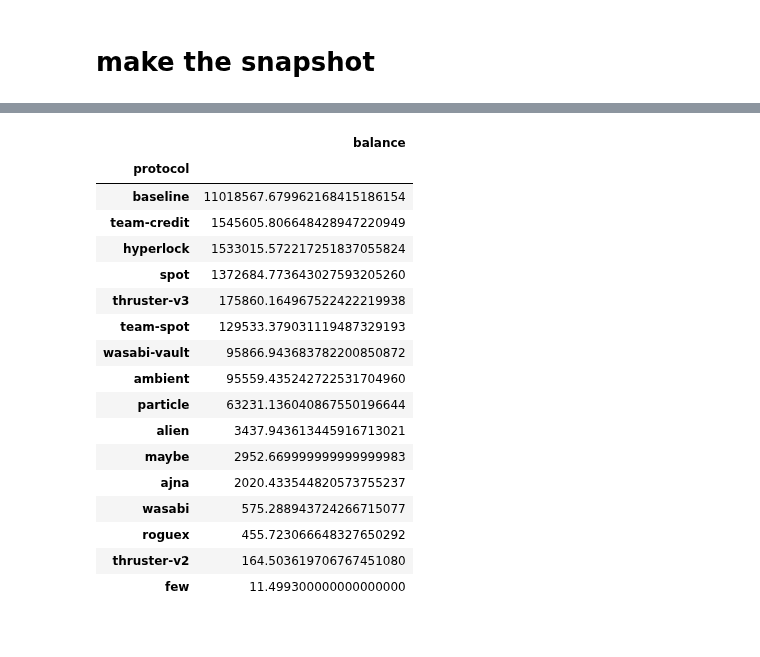
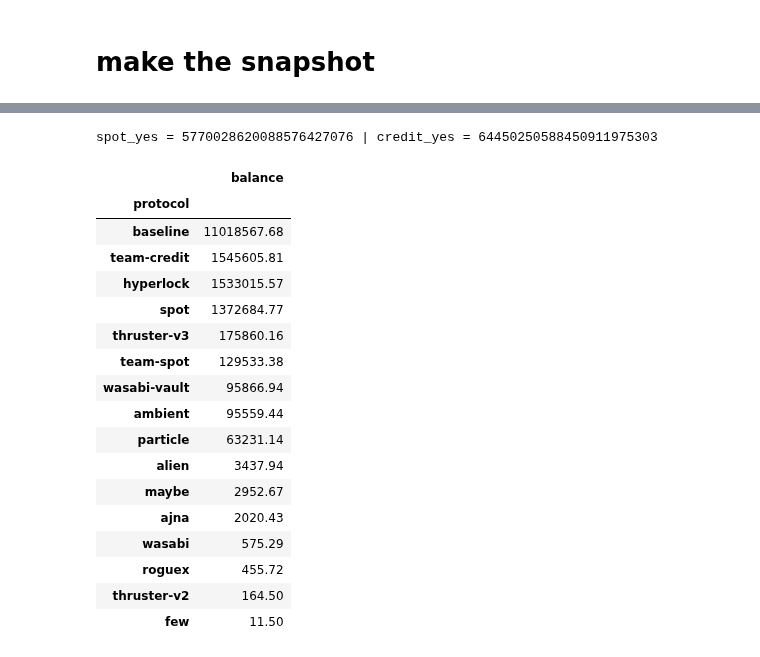
Before and after one commit to banteg/baseline-snapshot, a Jupyter notebook: baseline-snapshot.ipynb, the cells around one changed output, grey strips where cells are left out. Cells and saved outputs as stored; diff of their text form; code cells hidden in the pictures.

```diff
--- a/baseline-snapshot.ipynb
+++ b/baseline-snapshot.ipynb
@@ -664,12 +664,21 @@ def query_ambient(p: AmbientPos):
     ]
 
 
+def safe_query_ambient(p):
+    try:
+        return query_ambient(p)
+    except ContractLogicError:
+        print(f'failed to fetch ambient pos: {p}')
+
+    return []
+
+
 def is_ambient(a):
     return a in [str(ambient)]
 
 
 def unwrap_ambient(a):
-    balances = parallel(delayed(query_ambient)(p) for p in ambient_todo)
+    balances = parallel(delayed(safe_query_ambient)(p) for p in ambient_todo)
     balances = [x for x in concat(balances) if x.balance > 0]
     return balances
 
@@ -1168,29 +1180,34 @@ credit_yes = df[df['user'] == '0xd2FB4d5A11c1e63d910D2A9782d23e63fa369c84']['cre
 print(f"spot_yes = {spot_yes} | credit_yes = {credit_yes}")
 assert spot_yes   == 5770028620088576427076
 assert credit_yes == 64450250588450911975303
+# %% [output]
+spot_yes = 5770028620088576427076 | credit_yes = 64450250588450911975303
-# %%
-(
-    df[df["token"] == str(yes)]
-    .groupby("protocol")
-    .agg({"balance": "sum"})
-    .sort_values("balance", ascending=False)
-)
-# %% [output]
-|  | balance |
-| protocol |  |
-| baseline | 11018567.679962168415186154 |
-| team-credit | 1545605.806648428947220949 |
-| hyperlock | 1533015.572217251837055824 |
-| spot | 1372684.773643027593205260 |
-| thruster-v3 | 175860.164967522422219938 |
-| team-spot | 129533.379031119487329193 |
-| wasabi-vault | 95866.943683782200850872 |
-| ambient | 95559.435242722531704960 |
-| particle | 63231.136040867550196644 |
-| alien | 3437.943613445916713021 |
-| maybe | 2952.669999999999999983 |
-| ajna | 2020.433544820573755237 |
-| wasabi | 575.288943724266715077 |
-| roguex | 455.723066648327650292 |
-| thruster-v2 | 164.503619706767451080 |
-| few | 11.499300000000000000 |
+# %%
+df = pd.DataFrame(df_data)
+(
+    df[df["token"] == str(yes)]
+    .groupby("protocol")
+    .agg({"balance": "sum"})
+    .sort_values("balance", ascending=False)
+    .apply({'balance': lambda x: x/1e18})
+    .style.format(precision=2)
+)
+# %% [output]
+|  | balance |
+| protocol |  |
+| baseline | 11018567.68 |
+| team-credit | 1545605.81 |
+| hyperlock | 1533015.57 |
+| spot | 1372684.77 |
+| thruster-v3 | 175860.16 |
+| team-spot | 129533.38 |
+| wasabi-vault | 95866.94 |
+| ambient | 95559.44 |
+| particle | 63231.14 |
+| alien | 3437.94 |
+| maybe | 2952.67 |
+| ajna | 2020.43 |
+| wasabi | 575.29 |
+| roguex | 455.72 |
+| thruster-v2 | 164.50 |
+| few | 11.50 |
```
Also changed, not shown: parts of 3 cells of this notebook.
